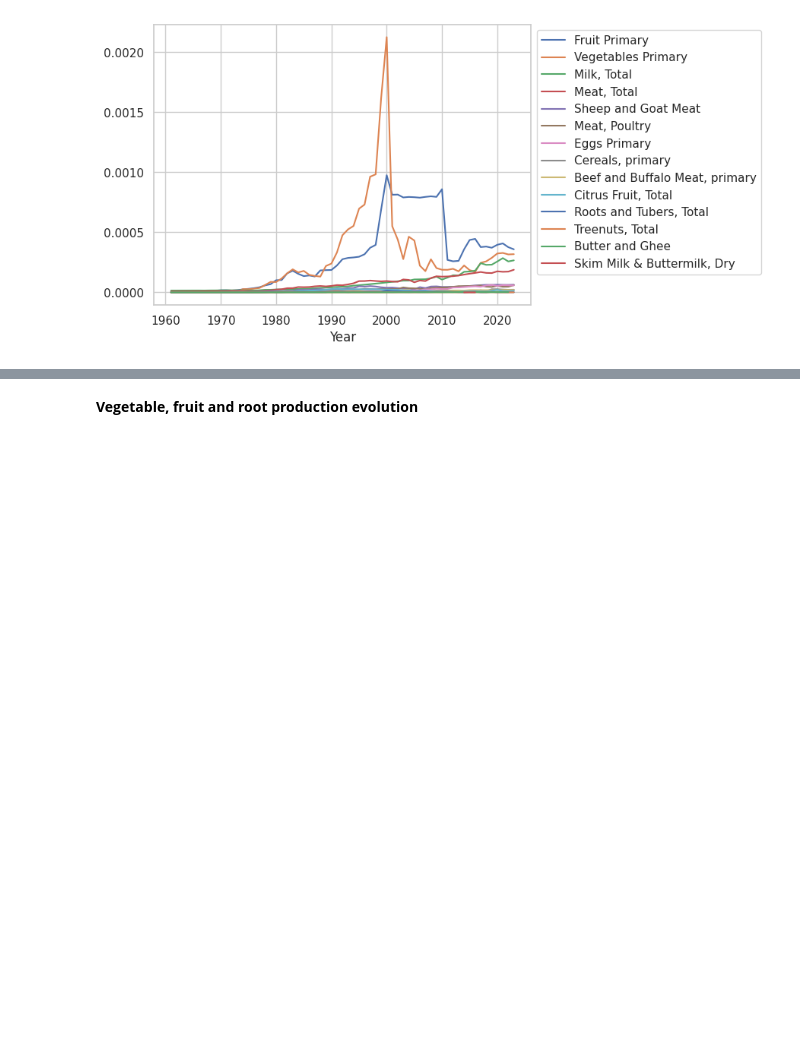
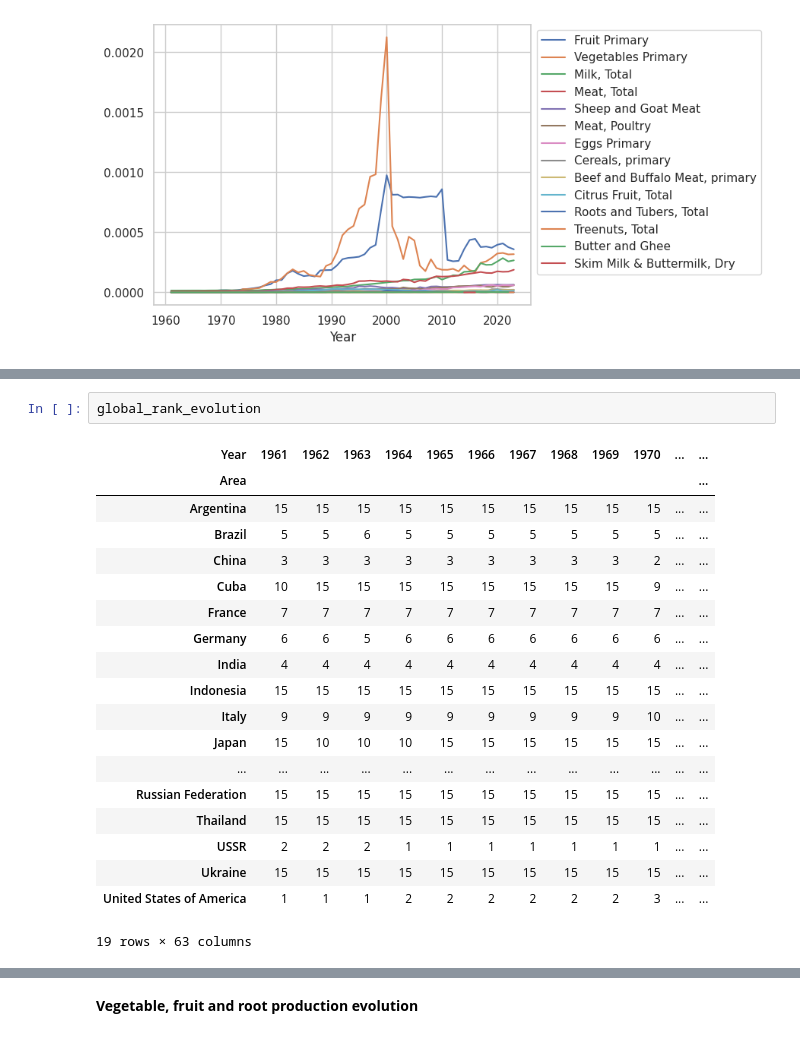
Before and after one commit to SimFour64/fao_analysis, a Jupyter notebook: notebooks/03_Raw_Analysis.ipynb, the cells around one changed output, grey strips where cells are left out. Saved outputs shown, nothing was run; the diff lists cells and outputs as text; blank space fills up the shorter version.

```diff
--- a/notebooks/03_Analysis.ipynb
+++ b/notebooks/03_Raw_Analysis.ipynb
@@ -519,0 +541,22 @@ plt.show()
+# %%
+global_rank_evolution
+# %% [output]
+| Year | 1961 | 1962 | 1963 | 1964 | 1965 | 1966 | 1967 | 1968 | 1969 | 1970 | ... | ... |
+| Area |  |  |  |  |  |  |  |  |  |  |  | ... |
+| Argentina | 15 | 15 | 15 | 15 | 15 | 15 | 15 | 15 | 15 | 15 | ... | ... |
+| Brazil | 5 | 5 | 6 | 5 | 5 | 5 | 5 | 5 | 5 | 5 | ... | ... |
+| China | 3 | 3 | 3 | 3 | 3 | 3 | 3 | 3 | 3 | 2 | ... | ... |
+| Cuba | 10 | 15 | 15 | 15 | 15 | 15 | 15 | 15 | 15 | 9 | ... | ... |
+| France | 7 | 7 | 7 | 7 | 7 | 7 | 7 | 7 | 7 | 7 | ... | ... |
+| Germany | 6 | 6 | 5 | 6 | 6 | 6 | 6 | 6 | 6 | 6 | ... | ... |
+| India | 4 | 4 | 4 | 4 | 4 | 4 | 4 | 4 | 4 | 4 | ... | ... |
+| Indonesia | 15 | 15 | 15 | 15 | 15 | 15 | 15 | 15 | 15 | 15 | ... | ... |
+| Italy | 9 | 9 | 9 | 9 | 9 | 9 | 9 | 9 | 9 | 10 | ... | ... |
+| Japan | 15 | 10 | 10 | 10 | 15 | 15 | 15 | 15 | 15 | 15 | ... | ... |
+| ... | ... | ... | ... | ... | ... | ... | ... | ... | ... | ... | ... | ... |
+| Russian Federation | 15 | 15 | 15 | 15 | 15 | 15 | 15 | 15 | 15 | 15 | ... | ... |
+| Thailand | 15 | 15 | 15 | 15 | 15 | 15 | 15 | 15 | 15 | 15 | ... | ... |
+| USSR | 2 | 2 | 2 | 1 | 1 | 1 | 1 | 1 | 1 | 1 | ... | ... |
+| Ukraine | 15 | 15 | 15 | 15 | 15 | 15 | 15 | 15 | 15 | 15 | ... | ... |
+| United States of America | 1 | 1 | 1 | 2 | 2 | 2 | 2 | 2 | 2 | 3 | ... | ... |
+19 rows × 63 columns
```
Also changed, not shown: parts of 7 cells of this notebook, 5 other files.
